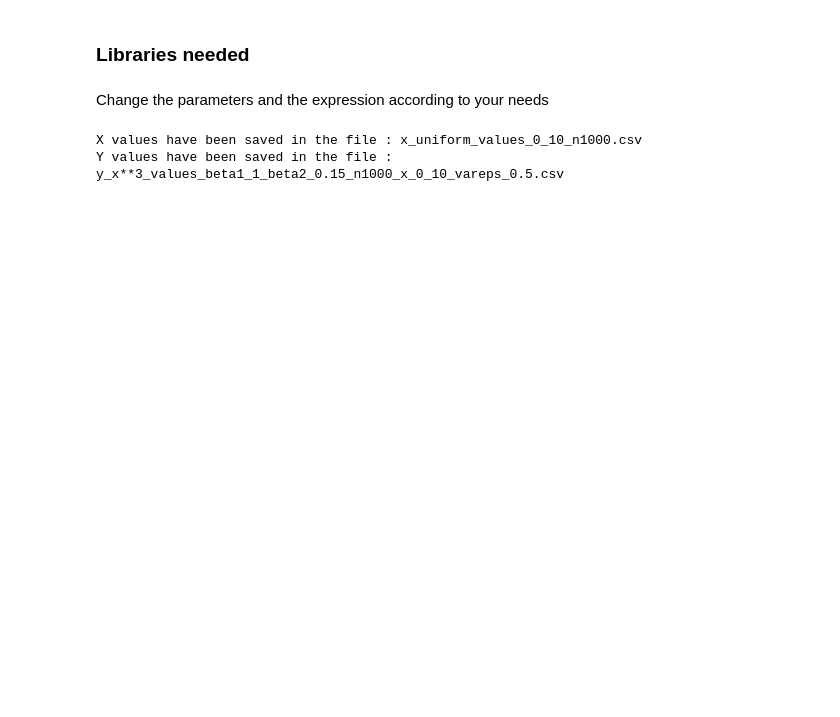
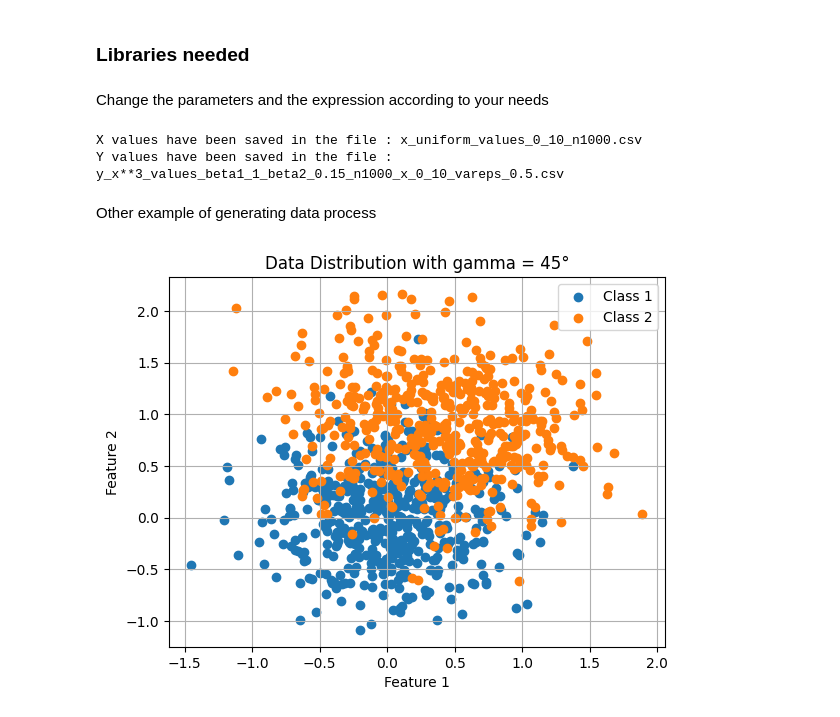
Before and after one commit to AntoineGilsonGH/Statistical-Assessment-of-Trained-Models, a Jupyter notebook: 1_Data_Simulation.ipynb, the cells around one changed output. Saved outputs shown, nothing was run; the diff lists cells and outputs as text; code cells hidden in the pictures; blank space fills up the shorter version.

```diff
--- a/1_Data_Simulation.ipynb
+++ b/1_Data_Simulation.ipynb
@@ -29,3 +30,52 @@ data_gen_process(42,1,0.15,0.1,1000,0,10,0.5)
 # %% [output]
 X values have been saved in the file : x_uniform_values_0_10_n1000.csv
 Y values have been saved in the file : y_x**3_values_beta1_1_beta2_0.15_n1000_x_0_10_vareps_0.5.csv
+# %% [markdown]
+Other example of generating data process
+# %%
+def generate_data(n, gamma):
+
+    mean1 = [0, 0]
+    mean2a = [0, 1]
+    gamma_rad = np.deg2rad(gamma)
+    mean2b = [np.cos(gamma_rad), np.sin(gamma_rad)]
+    cov = np.diag([0.2, 0.2])  # Covariance matrix
+
+    n_class = n // 2
+
+    class1 = np.random.multivariate_normal(mean1, cov, n_class)
+
+    class2a = np.random.multivariate_normal(mean2a, cov, n_class // 2)
+    class2b = np.random.multivariate_normal(mean2b, cov, n_class // 2)
+    class2 = np.vstack((class2a, class2b))
+
+    labels_class1 = np.zeros(n_class)
+    labels_class2 = np.ones(n_class)
+
+    X = np.vstack((class1, class2))
+    y = np.hstack((labels_class1, labels_class2))
+
+    df_x = pd.DataFrame(X, columns=[['x_values_abscisses', 'x_values_ordonnees']])
+    df_y = pd.DataFrame(y, columns=['y_class'])
+
+    df_x.to_csv(f"x_values_n{n}.csv")
+    df_y.to_csv(f"y_values_n{n}.csv")
+
+    return X, y
+
+
+np.random.seed(42)
+n=1000
+X, y = generate_data(n=1000, gamma=45)
+
+plt.figure()
+plt.scatter(X[y == 0][:, 0], X[y == 0][:, 1], label='Class 1')
+plt.scatter(X[y == 1][:, 0], X[y == 1][:, 1], label='Class 2')
+plt.xlabel('Feature 1')
+plt.ylabel('Feature 2')
+plt.legend()
+plt.title(f'Data Distribution with gamma = {45}°')
+plt.grid(True)
+plt.show()
+# %% [output]
+[figure, added]
```
Also changed, not shown: parts of 2 cells of this notebook, 11 other files.
